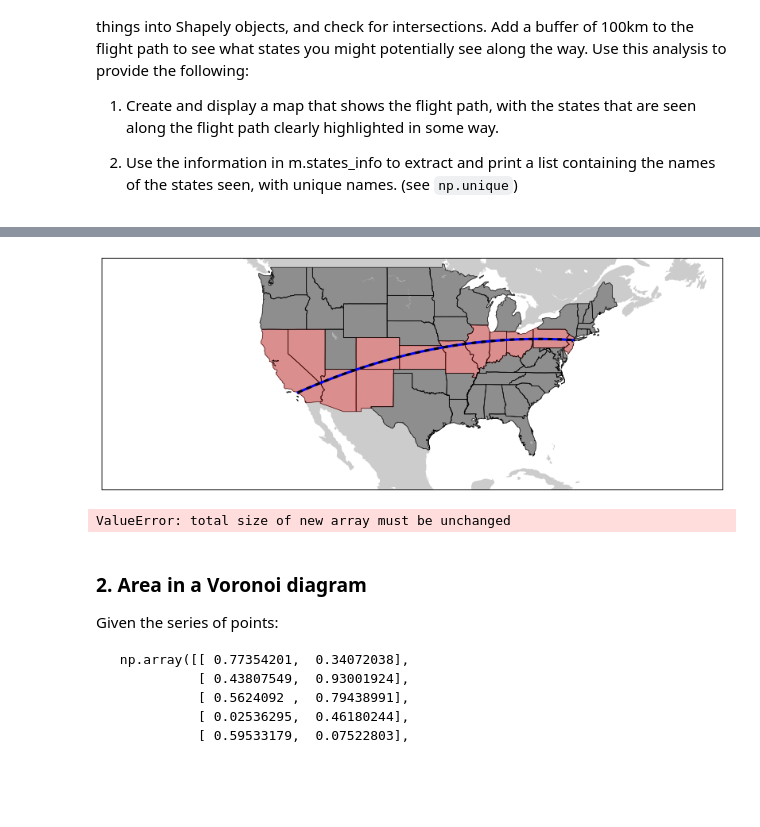
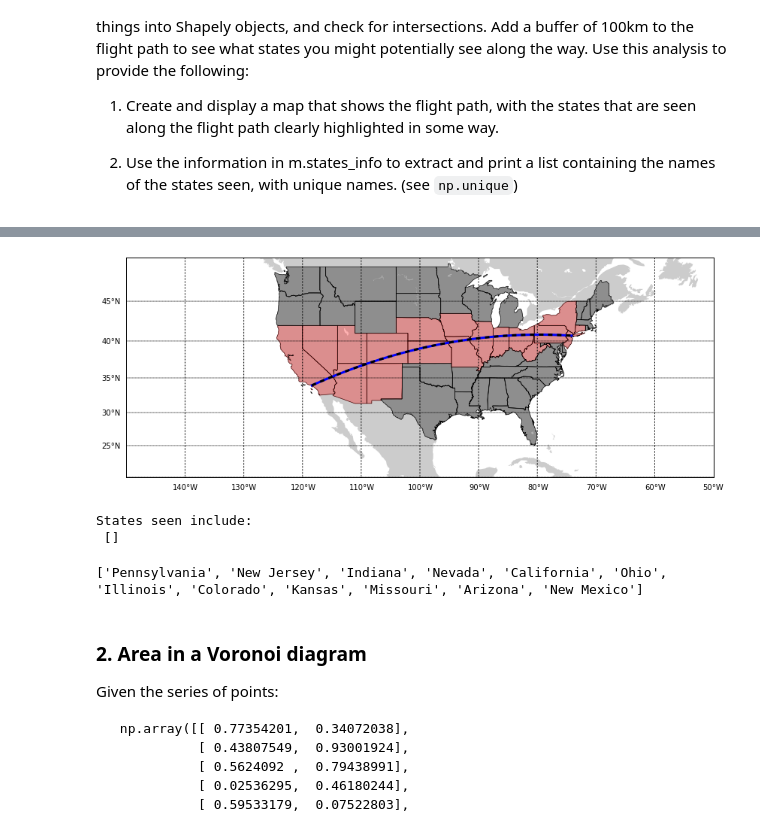
Before and after one commit to lafarris/python4geosciences-hw, a Jupyter notebook: hw05.ipynb, the cells around one changed output, grey strips where cells are left out. Drawn from its saved outputs; the diff is of its cells as text; code cells hidden in the pictures; blank space fills up the shorter version.

```diff
--- a/hw05.ipynb
+++ b/hw05.ipynb
@@ -61,4 +46,5 @@ m.readshapefile('../materials/states_21basic/states', 'states')
 # %%
+# 1.1
 # creating a figure with the U.S. projection with states using Basemap
 fig = plt.figure(figsize=(14,6))
 ax = fig.add_subplot(111)
@@ -67,57 +53,66 @@ m = Basemap(llcrnrlon=-150.,llcrnrlat=20.,
         rsphere=(6378137.00,6356752.3142),
         resolution='l',projection='merc',
         lat_0=40.,lon_0=-100.,lat_ts=20.)
-ax = fig.add_subplot(111)
-m.readshapefile('../materials/states_21basic/states', 'states')
+m.readshapefile('../python4geosciences/materials/states_21basic/states', 'states')
 m.fillcontinents();
+m.set_axes_limits()
+m.drawmeridians(np.arange(-140, -40, 10), labels=[0, 0, 0, 1])
+m.drawparallels(np.arange(20, 60, 5), labels=[1, 0, 0, 0])
 
 # defining the lat and lon for LAX and EWR
 latLAX = 33.9425
 lonLAX = -118.4081
 latEWR = 40.6925
 lonEWR = -74.1686
 
 # plotting the shortest distance flight path (great circle path) from LAX to EWR
 pathx, pathy = m.gcpoints(lonLAX, latLAX, lonEWR, latEWR, 100)
 ax.plot(pathx,pathy,linewidth=3)
 
 
 # creating a for loop to find which states are intersected by the flight path
 states = shapely.ops.linemerge(m.states)
 line = shapely.geometry.LineString(zip(pathx, pathy))
 
 polys = []
+
 for poly in states:
-    if poly.intersects(line):
+    if poly.intersects(line.buffer(100000)): # is the distance in meters or degrees?
         color = 'r'
+
     else:
         color = 'k'
     coords = shapely.ops.cascaded_union(poly).coords[:]
     x, y = zip(*coords)
     plt.fill(x, y, color=color, alpha=0.3)
 
 
-# what does this do??? x,y and pathx,pathy seem to be the same...
 x, y = zip(*line.coords[:])
 plt.plot(x, y, '--k', linewidth=3)
 plt.gca().set_aspect(1.0)
 # %% [output]
-[figure, old version]
+[figure, new version]
-# %%
-stateinfo = np.asarray(m.states_info).reshape(50,7)
-
-
-# print(stateinfo[2])
-
-# np.unique(stateinfo)
-
-# creating a for loop to find the name of the states that are intersected by the flight path
-# states = shapely.ops.linemerge(m.states)
-# line = shapely.geometry.LineString(zip(pathx, pathy))
-
-# statenames = []
-# for statename in states:
-#     if statename.intersects(line):
-#         print(stateinfo['STATE_NAME'])
-# %% [output]
-ValueError: total size of new array must be unchanged
+# %%
+# 1.2
+# Listing the names of States seen during flight
+polys=[]
+statenames = []
+
+
+for s, poly in enumerate(polys):
+    if poly.intersects(line):
+        statenames.append(m.states_info[s]['STATE_NAME'])
+
+
+print('States seen include:\n', statenames)
+
+# why does 'statenames' not work instead of 'info'?
+
+# this seems to work... np.unique?
+# %% [output]
+States seen include:
+ []
+# %%
+print(info)
+# %% [output]
+['Pennsylvania', 'New Jersey', 'Indiana', 'Nevada', 'California', 'Ohio', 'Illinois', 'Colorado', 'Kansas', 'Missouri', 'Arizona', 'New Mexico']
```
Also changed, not shown: parts of 14 cells of this notebook.
